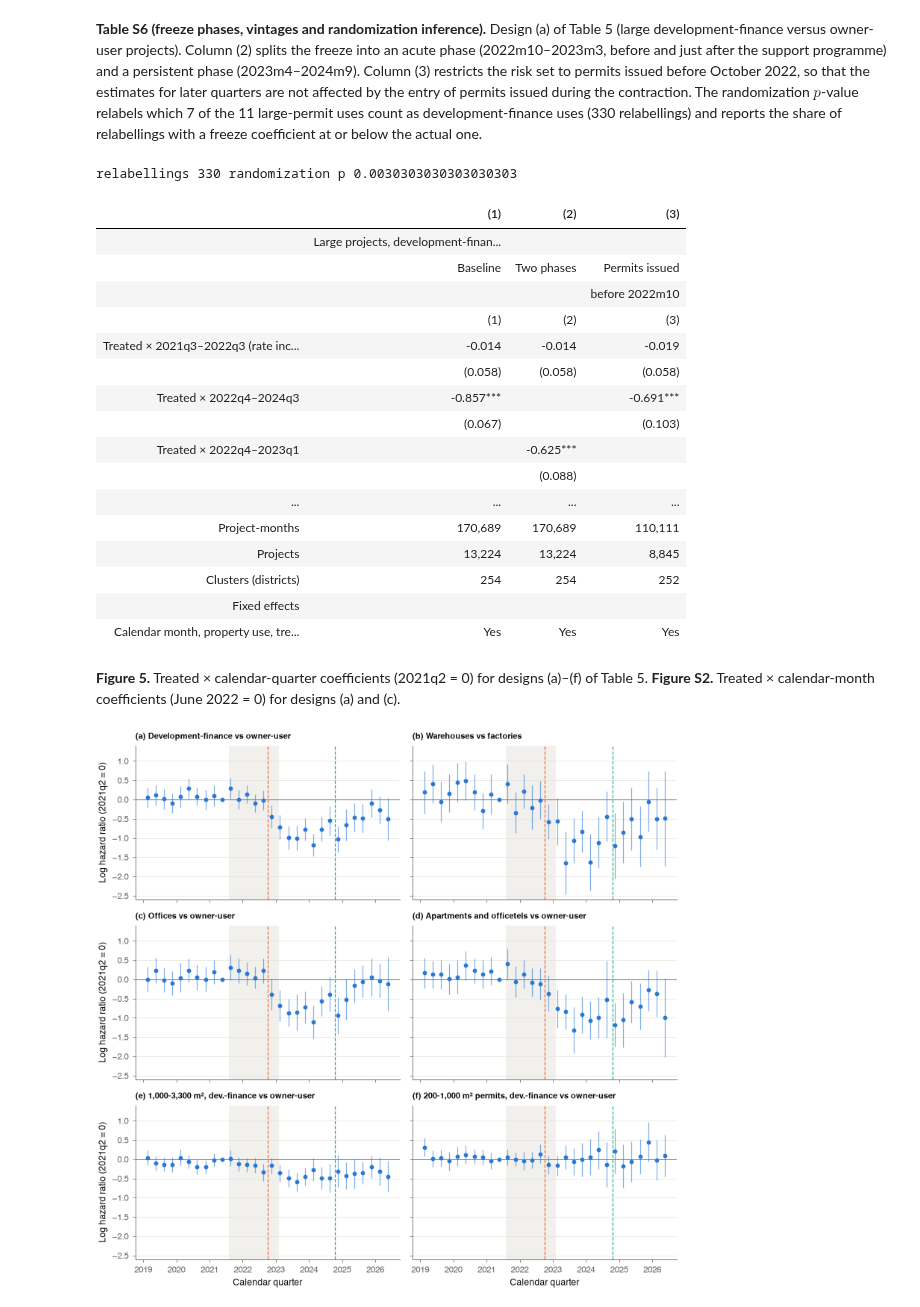
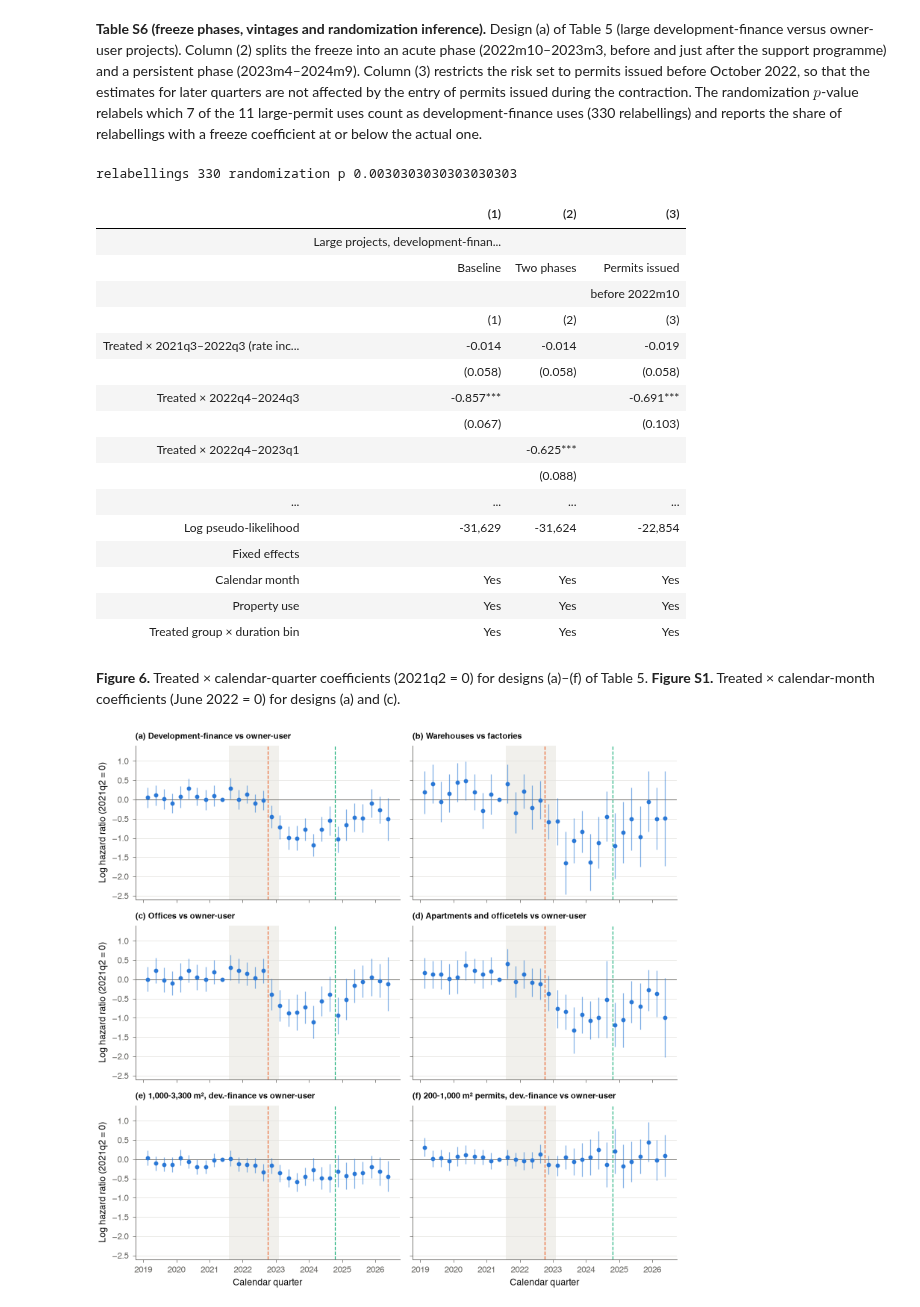
Before and after one commit to Albatrosses-reply/permit-lifetimes-korea, a Jupyter notebook: replication.ipynb, the cells around one changed output. Cells and saved outputs as stored; diff of their text form; code cells hidden in the pictures.

```diff
--- a/replication.ipynb
+++ b/replication.ipynb
@@ -103,6 +103,7 @@ def savefig(fig, name):
 # Table helpers. A table is a list of rows: (label, [cells]), "mid" (\midrule), "gap" (\addlinespace) or a raw LaTeX line.
 def stars(p_): return "^{***}" if p_ < .01 else "^{**}" if p_ < .05 else "^{*}" if p_ < .1 else ""
 def n_(x): return f"{int(round(x)):,}"
+def ll_(v): return "$" + f"{v:,.0f}".replace(",", "{,}") + "$"          # log-likelihood in math mode
 def yn(flags): return ["Yes" if f else "No" for f in flags]
 def pval(est, se): return 2 * (1 - sst.norm.cdf(abs(est / se))) if se and se > 0 else np.nan
 
@@ -297,7 +298,7 @@ with mpl.rc_context({"font.size": 7.5, "axes.grid": False}):
     rowlab(12, "Statutory\nclock")
     box(X_["permit"] + .6, 48, 8.5, 7, "Deadline 24 months", BLUE, col="white", fs=6.9); box(48.6, X_["start"] - .6, 8.5, 7, "+12 months", "#9ec5f4", fs=6.9)
     ax.text(X_["start"] + 1.2, 12, "Latest start. The permit is cancelled\nif construction has not started by the\n(extended) deadline.", fontsize=6.4, color=MUTED, va="center", linespacing=1.15, bbox=dict(fc="white", ec="none", pad=1))
-    savefig(fig, "figS01_schematic")
+    savefig(fig, "fig01_schematic")
 # %% [output]
 [figure]
 # %% [markdown]
@@ -864,7 +883,7 @@ for lab, qq, tr in DESIGNS:
     for k, a, b in PER: r[k] = ((r.cal >= a) & (r.cal < b) & (r.tr == 1)).astype(int)
     m = pf.fepois("y ~ hike + freeze + after | cal_s + g + tr_db", r, vcov={"CRV1": "cl"}); t = m.tidy(); V = np.asarray(m._vcov); nm = list(m._coefnames)
     i, j = nm.index("freeze"), nm.index("hike"); dfh = t.loc["freeze", "Estimate"] - t.loc["hike", "Estimate"]; sdfh = float(np.sqrt(V[i, i] + V[j, j] - 2 * V[i, j]))
-    res.append(dict(m=m, dfh=dfh, sdfh=sdfh, nt=int(q2.tr.sum()), nc=int((1 - q2.tr).sum()), ev=int(r.loc[r.tr == 1, "y"].sum()), cl=r.cl.nunique(),
+    res.append(dict(m=m, dfh=dfh, sdfh=sdfh, nt=r.loc[r.tr == 1].index.nunique(), nc=r.loc[r.tr == 0].index.nunique(), ev=int(r.loc[r.tr == 1, "y"].sum()), cl=r.cl.nunique(),
                     base_t=r.loc[(r.tr == 1) & (r.cal < "2021-07"), "y"].mean() * 100, base_c=r.loc[(r.tr == 0) & (r.cal < "2021-07"), "y"].mean() * 100))
 ms = [x["m"] for x in res]
 rows = coef_rows(ms, [("hike", r"Treated $\times$ 2021q3--2022q3 (rate increases)"), ("freeze", r"Treated $\times$ 2022q4--2024q3 (development-finance contraction)"), ("after", r"Treated $\times$ 2024q4--2026q2 (after first cut)")], d=3)
@@ -872,7 +891,8 @@ cs = [cell(x["dfh"], x["sdfh"], pval(x["dfh"], x["sdfh"])) for x in res]
 rows += ["gap", ("2022q4--2024q3 minus rate-increase period", [c[0] for c in cs]), ("", [c[1] for c in cs]), "gap",
          ("Monthly start hazard 2019--2021q2, treated / control (\\%)", [f"{x['base_t']:.2f} / {x['base_c']:.2f}" for x in res]), ("Project-months", [n_(m._N) for m in ms]),
          ("Treated / control projects", [f"{x['nt']:,} / {x['nc']:,}" for x in res]), ("Starts by treated projects", [n_(x["ev"]) for x in res]), ("Clusters (districts)", [n_(x["cl"]) for x in res]),
-         "mid", r"\multicolumn{8}{l}{\emph{Fixed effects}} \\", (r"\quad Calendar month, property use, treated $\times$ duration bin", ["Yes"] * 7)]
+         (r"Pseudo $R^2$", [f"{m._pseudo_r2:.3f}" for m in ms]), ("Log pseudo-likelihood", [ll_(m._loglik) for m in ms]),
+         "mid", r"\multicolumn{8}{l}{\emph{Fixed effects}} \\", (r"\quad Calendar month", ["Yes"] * 7), (r"\quad Property use", ["Yes"] * 7), (r"\quad Treated group $\times$ duration bin", ["Yes"] * 7)]
 write_table("table05_freeze", "lccccccc", [r" & \multicolumn{4}{c}{Floor area $\geq$3,300 m$^2$} & 1,000--3,300 m$^2$ & 200--1,000 m$^2$ & Placebo \\", r"\cmidrule(lr){2-5}",
             r" & Dev.-finance & Warehouses & Offices & Apartments, & Dev.-finance & Dev.-finance & Factories vs \\", r" & vs owner-user & vs factories & vs owner-user & officetels vs O-U & vs owner-user & vs owner-user & other O-U \\",
             r" & (1) & (2) & (3) & (4) & (5) & (6) & (7) \\"], rows)
@@ -910,42 +930,44 @@ fz = [freeze_fit(qq0, tr0, PER), freeze_fit(qq0, tr0, PH), freeze_fit(qq0, tr0,
 # randomization inference over the assignment of uses
 rq, _ = cal_panel(qq0, tr0)
 for k, a, b in PER: rq[k + "_c"] = ((rq.cal >= a) & (rq.cal < b)).astype(int)
 b_act = fz[0][0].coef()["freeze"]; perm_f = []
 for comb in itertools.combinations(FIN + OWN, len(FIN)):
     rq["trp"] = rq.g.isin(comb).astype(int); rq["trp_db"] = rq.trp.astype(str) + "_" + rq.db
     for k, _, _ in PER: rq[k] = rq[k + "_c"] * rq.trp
     perm_f.append(pf.fepois("y ~ hike + freeze + after | cal_s + g + trp_db", rq, vcov="iid").coef()["freeze"])
 perm_f = np.array(perm_f); p_rand = float((perm_f <= b_act + 1e-9).mean()); print("relabellings", len(perm_f), "randomization p", p_rand)
 ms = [m for m, _ in fz]
 rows = coef_rows(ms, [("hike", r"Treated $\times$ 2021q3--2022q3 (rate increases)"), ("freeze", r"Treated $\times$ 2022q4--2024q3"), ("acute", r"Treated $\times$ 2022q4--2023q1"),
                       ("persistent", r"Treated $\times$ 2023q2--2024q3"), ("after", r"Treated $\times$ 2024q4--2026q2 (after first cut)")], d=3)
 rows += ["gap", ("Randomization $p$, 2022q4--2024q3 (330 relabellings of uses)", [f"{p_rand:.3f}", "", ""]), ("Project-months", [n_(m._N) for m in ms]),
-         ("Projects", [n_(r.index.nunique()) for _, r in fz]), ("Clusters (districts)", [n_(r.cl.nunique()) for _, r in fz]),
-         "mid", r"\multicolumn{4}{l}{\emph{Fixed effects}} \\", (r"\quad Calendar month, property use, treated $\times$ duration bin", ["Yes"] * 3)]
+         ("Treated / control projects", [f"{r.loc[r.tr == 1].index.nunique():,} / {r.loc[r.tr == 0].index.nunique():,}" for _, r in fz]),
+         ("Starts by treated projects", [n_(r.loc[r.tr == 1, "y"].sum()) for _, r in fz]), ("Clusters (districts)", [n_(r.cl.nunique()) for _, r in fz]),
+         (r"Pseudo $R^2$", [f"{m._pseudo_r2:.3f}" for m in ms]), ("Log pseudo-likelihood", [ll_(m._loglik) for m in ms]),
+         "mid", r"\multicolumn{4}{l}{\emph{Fixed effects}} \\", (r"\quad Calendar month", ["Yes"] * 3), (r"\quad Property use", ["Yes"] * 3), (r"\quad Treated group $\times$ duration bin", ["Yes"] * 3)]
 write_table("tableS06_freeze_phases", "lccc", [r" & \multicolumn{3}{c}{Large projects, development-finance vs owner-user uses} \\", r"\cmidrule(lr){2-4}",
             r" & Baseline & Two phases & Permits issued \\", r" & & & before 2022m10 \\", r" & (1) & (2) & (3) \\"], rows)
 HR_OLD = {k: float(fz[2][0].coef()[k]) for k in ("freeze", "after")}                         # column (3), permits issued before October 2022, used in Table 10
 # %% [output]
 relabellings 330 randomization p 0.0030303030303030303
 |  | (1) | (2) | (3) |
 |  | Large projects, development-finan... |  |  |
 |  | Baseline | Two phases | Permits issued |
 |  |  |  | before 2022m10 |
 |  | (1) | (2) | (3) |
 | Treated × 2021q3–2022q3 (rate inc... | -0.014 | -0.014 | -0.019 |
 |  | (0.058) | (0.058) | (0.058) |
 | Treated × 2022q4–2024q3 | -0.857*** |  | -0.691*** |
 |  | (0.067) |  | (0.103) |
 | Treated × 2022q4–2023q1 |  | -0.625*** |  |
 |  |  | (0.088) |  |
 | ... | ... | ... | ... |
-| Project-months | 170,689 | 170,689 | 110,111 |
-| Projects | 13,224 | 13,224 | 8,845 |
-| Clusters (districts) | 254 | 254 | 252 |
+| Log pseudo-likelihood | -31,629 | -31,624 | -22,854 |
 | Fixed effects |  |  |  |
-| Calendar month, property use, tre... | Yes | Yes | Yes |
+| Calendar month | Yes | Yes | Yes |
+| Property use | Yes | Yes | Yes |
+| Treated group × duration bin | Yes | Yes | Yes |
 # %% [markdown]
-**Figure 5.** Treated × calendar-quarter coefficients (2021q2 = 0) for designs (a)–(f) of Table 5. **Figure S2.** Treated × calendar-month coefficients (June 2022 = 0) for designs (a) and (c).
+**Figure 6.** Treated × calendar-quarter coefficients (2021q2 = 0) for designs (a)–(f) of Table 5. **Figure S1.** Treated × calendar-month coefficients (June 2022 = 0) for designs (a) and (c).
 # %%
 def qtr(c): return c.astype(str).str[:4] + "Q" + ((c.dt.month - 1) // 3 + 1).astype(str)
 def cal_es(qq, treat, unit="q", ref="2021Q2", calmin="2019-01"):
```
Also changed, not shown: parts of 33 cells of this notebook.
